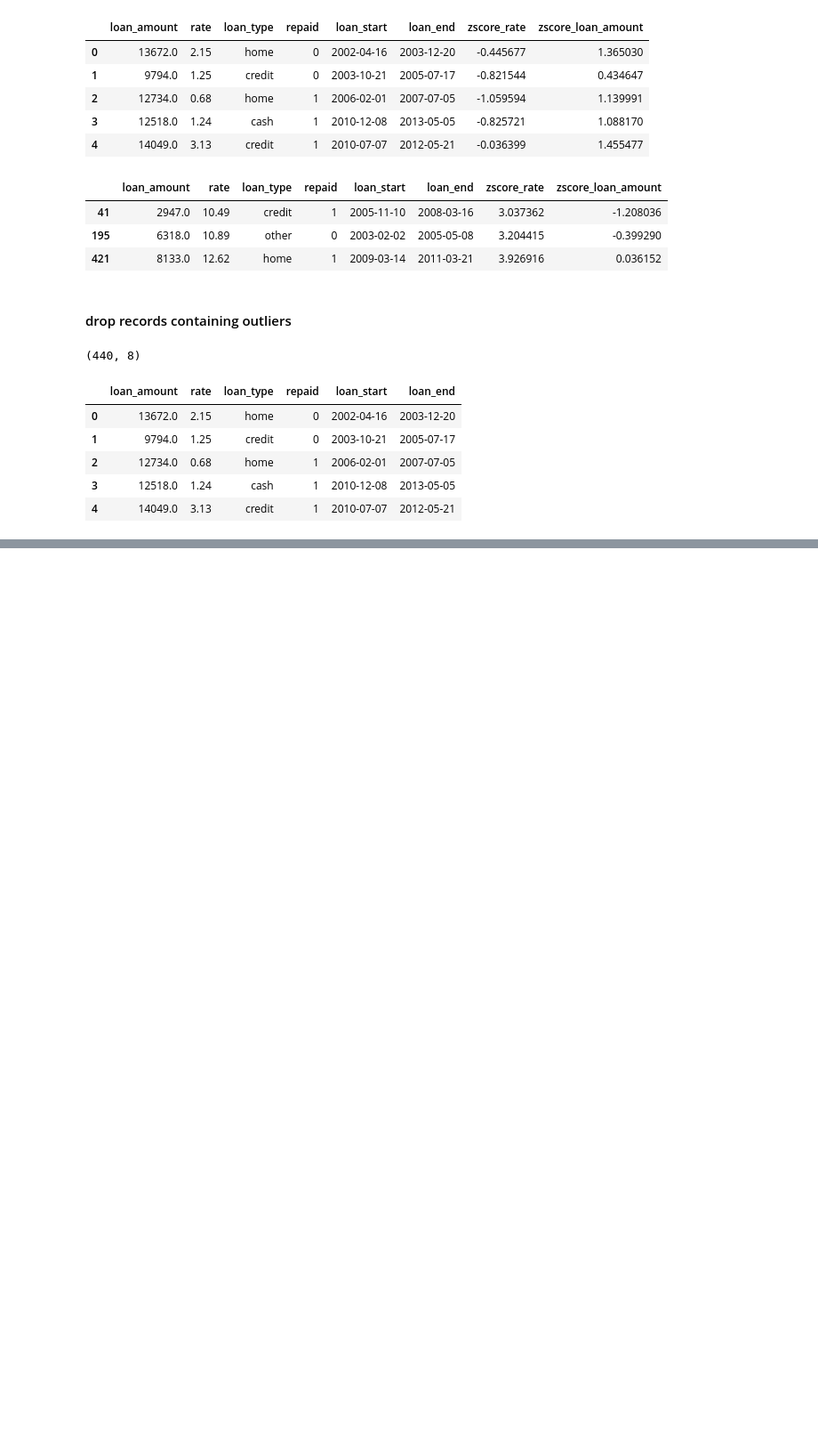
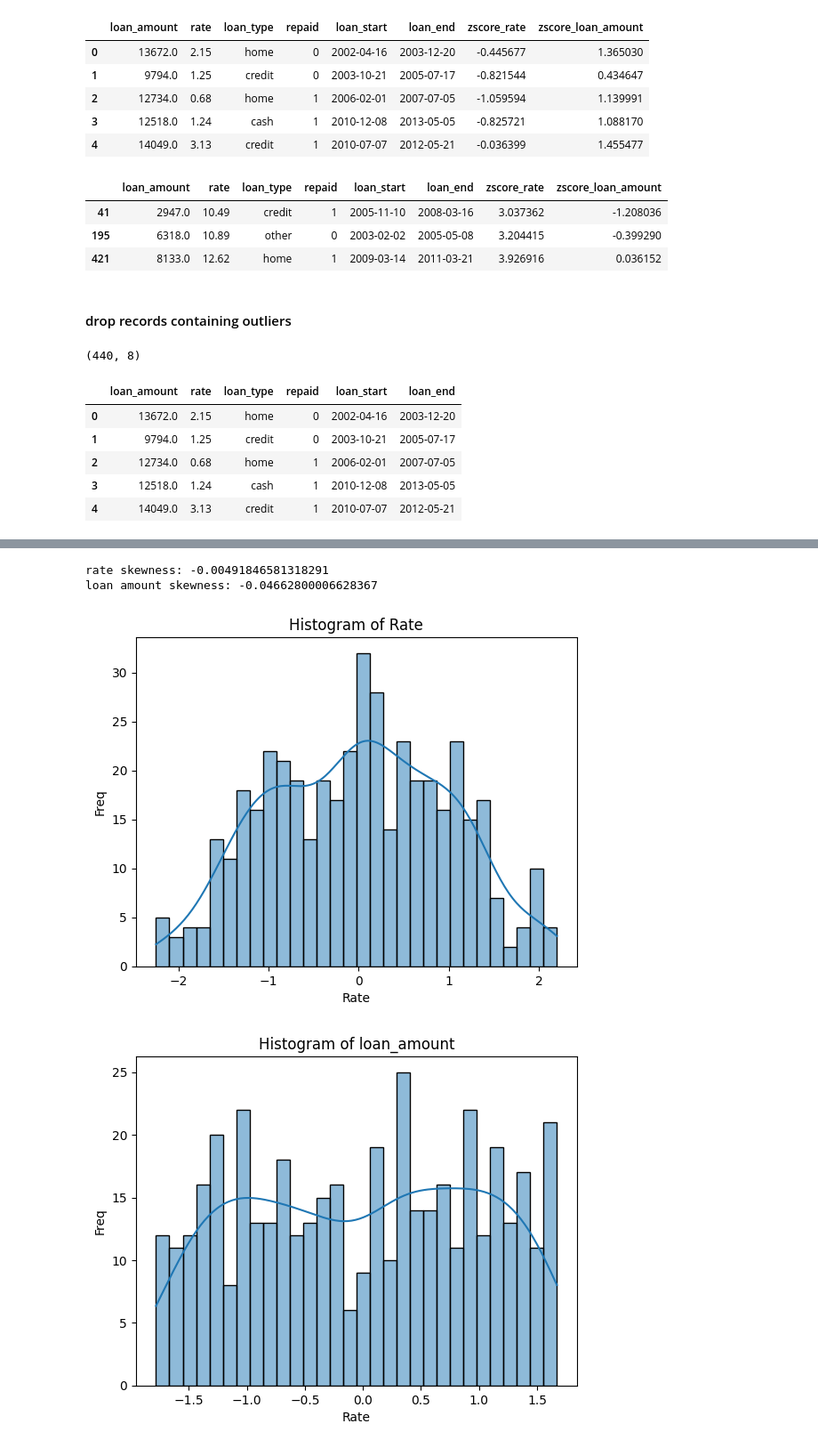
Before and after one commit to shadmankhezri/regression_loan, a Jupyter notebook: loan_regression.ipynb, the cells around one changed output, grey strips where cells are left out. Shown at 89% size. Saved outputs shown, nothing was run; the diff lists cells and outputs as text; code cells hidden in the pictures; blank space fills up the shorter version.

```diff
--- a/loan_regression.ipynb
+++ b/loan_regression.ipynb
@@ -371,0 +480,3 @@ df.head()
+# %%
+df = df.drop(columns=['sqrt_loan_amount', 'log_loan_amount'])
+df.head()
@@ -371,0 +494,8 @@ df.head()
+# %%
+from sklearn.preprocessing import StandardScaler
+
+scaler = StandardScaler()
+
+numeric_columns = df.select_dtypes(include=['number']).columns
+df[numeric_columns] = scaler.fit_transform(df[numeric_columns])
+df.head()
@@ -371,0 +509,23 @@ df.head()
+# %%
+from scipy.stats import skew
+
+print(f"rate skewness: {skew(df['rate'])}")
+print(f"loan amount skewness: {skew(df['loan_amount'])}")
+# %% [output]
+rate skewness: -0.00491846581318291
+loan amount skewness: -0.04662800006628367
+# %%
+sns.histplot(df['rate'], bins=30, kde=True)
+plt.title('Histogram of Rate')
+plt.xlabel('Rate')
+plt.ylabel('Freq')
+plt.show()
+
+sns.histplot(df['loan_amount'], bins=30, kde=True)
+plt.title('Histogram of loan_amount')
+plt.xlabel('Rate')
+plt.ylabel('Freq')
+plt.show()
+# %% [output]
+[figure, added]
+[figure, added]
```
Also changed, not shown: parts of 36 cells of this notebook.
